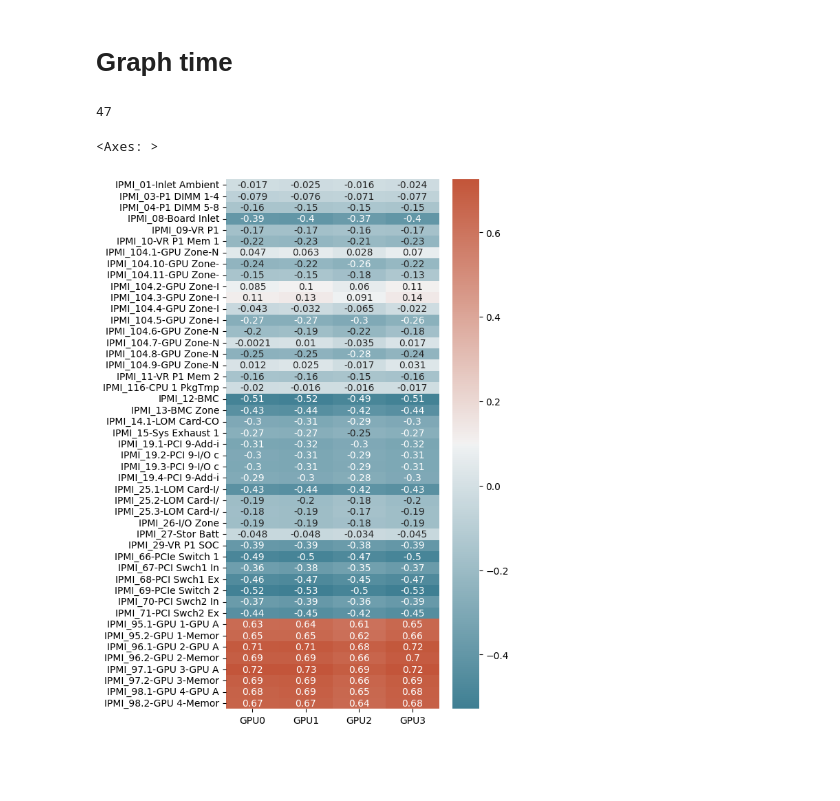
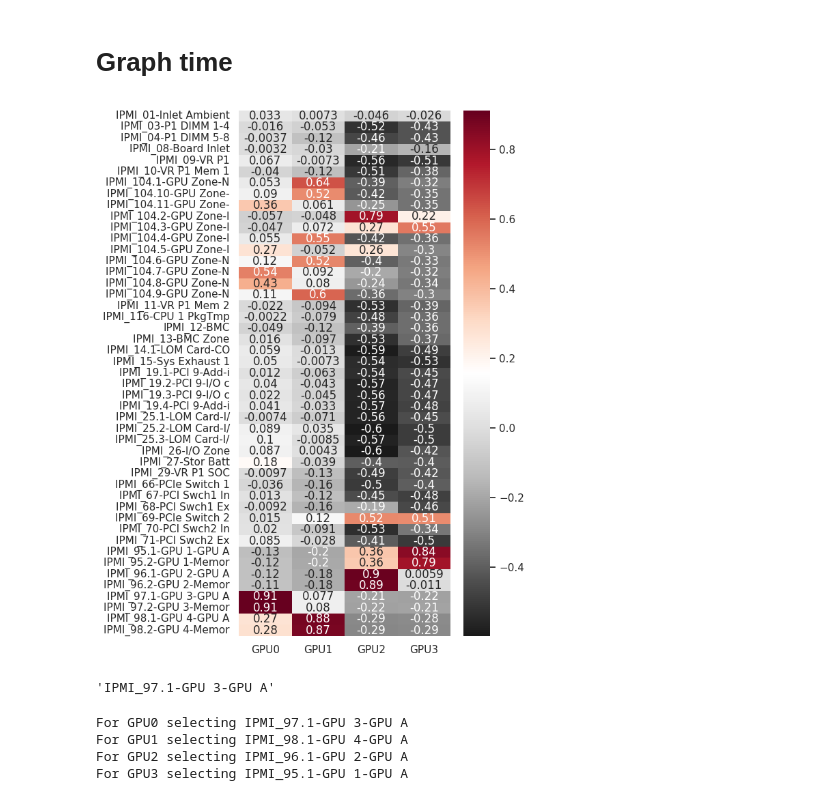
Before and after one commit to jacquetpi/cloud-gpu-manager, a Jupyter notebook: notebooks/passthroug-investig.ipynb, the cells around one changed output. Saved outputs shown, nothing was run; the diff lists cells and outputs as text; code cells hidden in the pictures; blank space fills up the shorter version.

```diff
--- a/notebooks/passthroug-investig.ipynb
+++ b/notebooks/passthroug-investig.ipynb
@@ -5,10 +5,10 @@ import numpy as np
 import matplotlib.pyplot as plt
 import seaborn as sns
 # %%
-df = pd.read_csv('../data/measures-chuc-4xA100-burn180-full.csv')
+df = pd.read_csv('../data/250206-passthrough-chuc-4xA100-burn300.csv')
 df.reset_index(inplace=True)
 
-drop_everything_before_measure = 'MIG_1g.5gb|1g.5gb|idle'
+drop_everything_before_measure = 'idle'
 
 timestamp_decrease = df.timestamp.diff() < 0
 restart = timestamp_decrease[timestamp_decrease].index.values
@@ -33,8 +33,14 @@ if 'SMI_PSTATE' in dataset_keys: dataset_keys.remove('SMI_PSTATE')
 if 'SMI_pstate' in dataset_keys: dataset_keys.remove('SMI_pstate')
 dataset = dataset.astype({key:'float' for key in dataset_keys})
 dataset.reset_index(inplace=True)
+# %%
+dataset = dataset.drop(dataset.loc[dataset['timestamp'] > 240 ].index)
+dataset = dataset.drop(dataset.loc[dataset['timestamp'] < 30 ].index)
 # %% [markdown]
 # Graph time
+# %%
+sns.color_palette("Set2")
+sns.set_theme(style="white")
 # %%
 ipmi_keys = [key for key in dataset_keys if 'IPMI' in key]
 domain = ['GPU0', 'GPU1', 'GPU2', 'GPU3']
@@ -43,14 +49,35 @@ timestamp_ipmi_keys = ['timestamp'] + domain_ipmi_keys
 
 corr = dataset[domain_ipmi_keys].corr(method = 'spearman')
 corr_filtered = corr[:len(domain)][ipmi_keys].T.dropna()
-# %%
-len(corr_filtered)
-# %% [output]
-47
 # %%
 fig, ax = plt.subplots(figsize=(5, 10))  # Set the figure size
 
-sns.heatmap(corr_filtered, ax=ax, annot = True, cmap=sns.diverging_palette(220, 20, as_cmap=True))
+sns.heatmap(corr_filtered, ax=ax, annot = True, cmap=sns.color_palette(palette='RdGy_r', as_cmap=True))
+
+plt.gcf().savefig('figures/spearman-corr-ipmi.pdf', bbox_inches='tight')
 # %% [output]
-<Axes: >
-[figure, old version]
+[figure, new version]
+# %%
+corr_filtered['GPU0'].idxmax()
+# %% [output]
+'IPMI_97.1-GPU 3-GPU A'
+# %%
+ipmi_correlation = {}
+for gpu in domain:
+    ipmi_correlation[gpu] = corr_filtered[gpu].idxmax()
+    print('For', gpu, 'selecting', ipmi_correlation[gpu])
+
+def attach_sensor_value(row):
+    if row['domain'] not in ipmi_correlation.keys(): return None
+    return dataset[(dataset["timestamp"] == row["timestamp"]) & (dataset["CONST_context"] == row["CONST_context"]) & (dataset["domain"] == "GPU-X")][ipmi_correlation[row["domain"]]].values[0]
+
+dataset['sensor'] = dataset.apply(lambda row : attach_sensor_value(row), axis=1)
+dataset_domains = dataset.loc[dataset['domain'].isin(ipmi_correlation.keys())]
+
+dataset_domains = dataset.drop(dataset.loc[dataset['domain'].isin(['GPU-X', 'global'])].index)
+dataset_domains['compute'] = dataset_domain.apply(lambda x : x['CONST_context'].split('|')[int(x['domain'].replace("GPU", ""))], axis=1)
+# %% [output]
+For GPU0 selecting IPMI_97.1-GPU 3-GPU A
+For GPU1 selecting IPMI_98.1-GPU 4-GPU A
+For GPU2 selecting IPMI_96.1-GPU 2-GPU A
+For GPU3 selecting IPMI_95.1-GPU 1-GPU A
```
Also changed, not shown: parts of 2 cells of this notebook, 6 other files.
